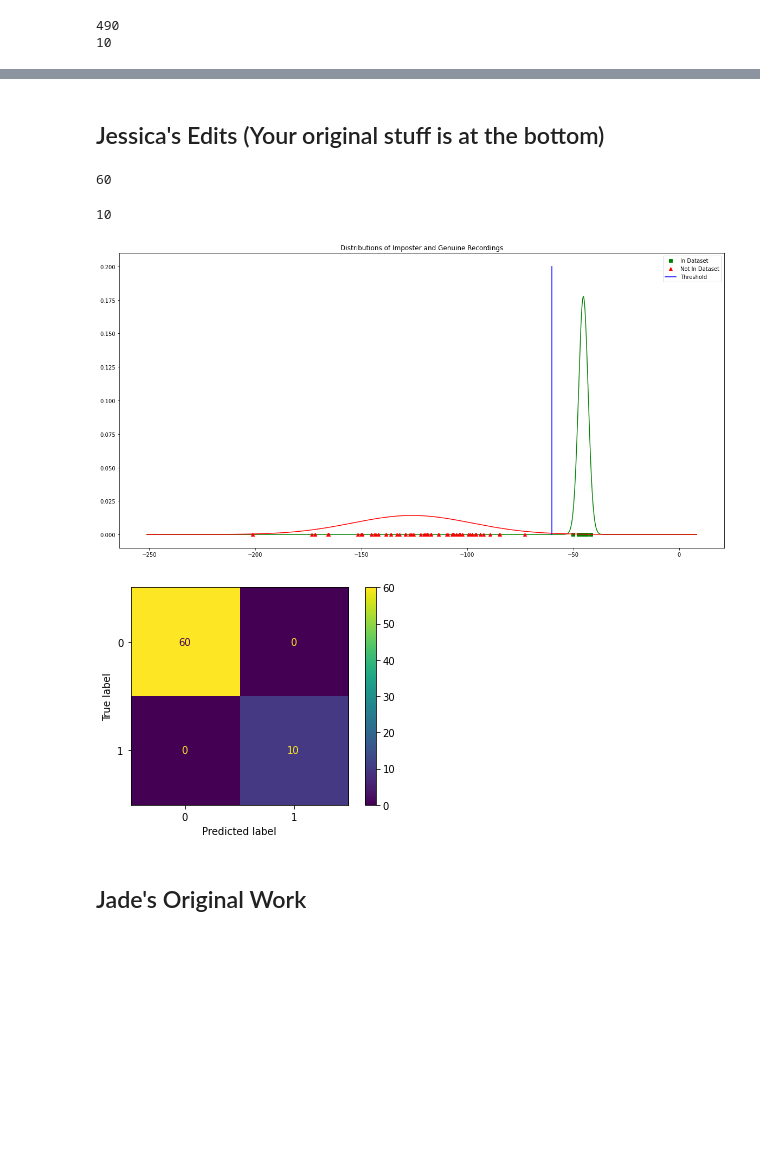
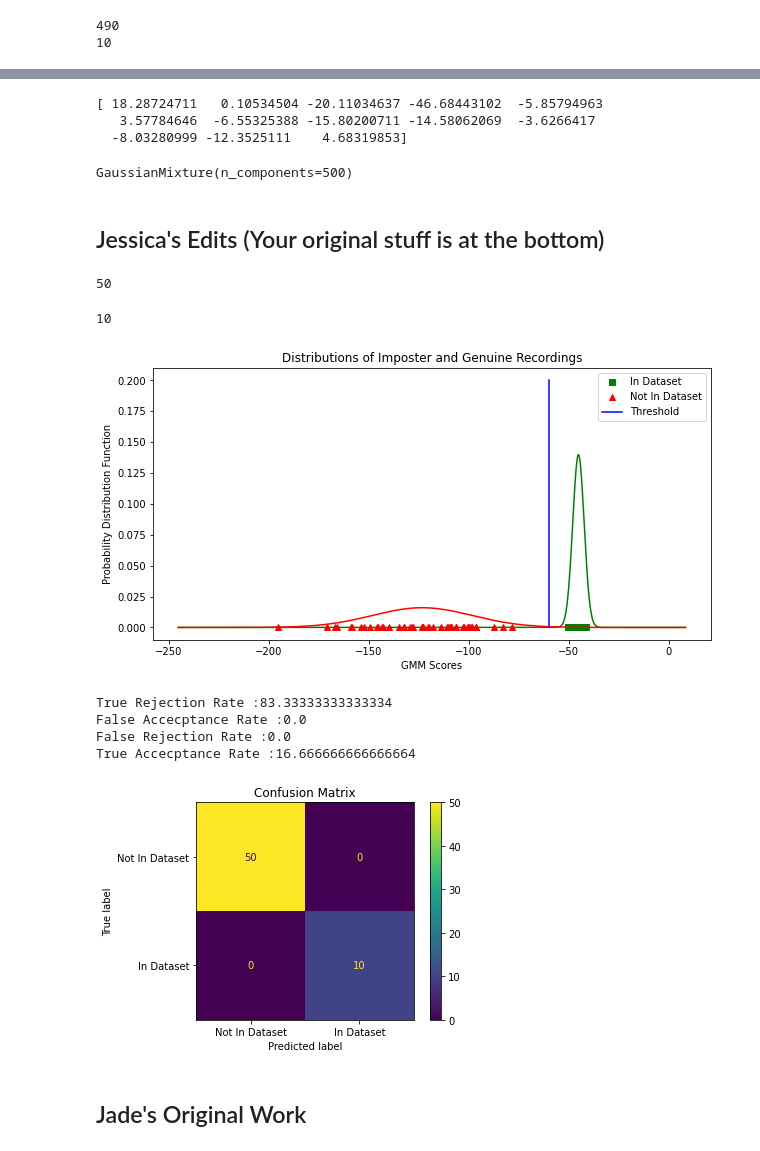
Before and after one commit to TheJade/ENCM509, a Jupyter notebook: FinalProject/code/GMM_kaggle_data.ipynb, the cells around one changed output, grey strips where cells are left out. Saved outputs shown, nothing was run; the diff lists cells and outputs as text; code cells hidden in the pictures; blank space fills up the shorter version.

```diff
--- a/FinalProject/code/GMM_kaggle_data.ipynb
+++ b/FinalProject/code/GMM_kaggle_data.ipynb
@@ -86,3 +83,14 @@ GaussianMixture(n_components=500)
+# %%
+print(mfcc_features[0])
+# %% [output]
+[ 18.28724711   0.10534504 -20.11034637 -46.68443102  -5.85794963
+   3.57784646  -6.55325388 -15.80200711 -14.58062069  -3.6266417
+  -8.03280999 -12.3525111    4.68319853]
+# %%
+# train the GMM on the concatenated MFCC features
+gmm.fit(mfcc_features)
+# %% [output]
+GaussianMixture(n_components=500)
 # %% [markdown]
 ## Jessica's Edits (Your original stuff is at the bottom)
 # %%
@@ -93,6 +101,8 @@ imposter_scores = []
 for person in people:
     if person != people[person_num]:  # If person was not trained on get a random sample of 10 recordings for testing
         person_paths = random.sample([x for x in paths if person in x], test_samples)
+    else:
+        continue
 
     individual_scores = []
     for path in person_paths:
@@ -105,7 +115,7 @@ for person in people:
 
 print(len(imposter_scores))
 # %% [output]
-60
+50
 # %%
 # Calculate scores for genuine recordings
 
@@ -123,31 +133,33 @@ print(len(genuine_scores))
 # %%
 # Plot genuine and imposter distributions to determine a threshold
 
 person_scores = list(genuine_scores)
 person_scores.extend(imposter_scores)
 
 lowest_value = min(person_scores)
 highest_value = max(person_scores)
 
 x = np.arange(lowest_value-50, highest_value+50, 0.01)
 
 genuine = norm.pdf(x, loc=np.mean(genuine_scores), scale=np.std(genuine_scores))
 imposter = norm.pdf(x, loc=np.mean(imposter_scores), scale=np.std(imposter_scores))
 
 threshold = -60
 
-plt.figure(figsize=(20,10))
+plt.figure(figsize=(10,5))
 plt.plot(x, genuine, 'g')
 plt.plot(genuine_scores, np.zeros(len(genuine_scores)), 'gs', lw=2, label='In Dataset')
 plt.plot(x, imposter, 'r')
 plt.plot(imposter_scores, np.zeros(len(imposter_scores)), 'r^', lw=2, label='Not In Dataset')
 plt.plot([threshold]*20, np.linspace(0, 0.2, 20), 'b', label='Threshold')
+plt.xlabel("GMM Scores")
+plt.ylabel("Probability Distribution Function")
 plt.legend();
 plt.title('Distributions of Imposter and Genuine Recordings');
 
 plt.show()
 # %% [output]
-[figure, old version]
+[figure, new version]
 # %%
 # Choose threshold and make confusion matrix
 
@@ -170,12 +182,25 @@ for score in imposter_scores:
     else:
         FA = FA + 1
 
+Total = len(genuine_scores) + len(imposter_scores)
+
+print("True Rejection Rate :" + str((TR/Total)*100))
+print("False Accecptance Rate :" + str((FA/Total)*100))
+print("False Rejection Rate :" + str((FR/Total)*100))
+print("True Accecptance Rate :" + str((TA/Total)*100))
+
 cm = np.array([[TR, FA], [FR, TA]])
-disp = ConfusionMatrixDisplay(confusion_matrix=cm)
+labels = np.array(["Not In Dataset", "In Dataset"])
+disp = ConfusionMatrixDisplay(confusion_matrix=cm, display_labels=labels)
 disp.plot()
+plt.title('Confusion Matrix');
 plt.show()
 # %% [output]
+True Rejection Rate :83.33333333333334
+False Accecptance Rate :0.0
+False Rejection Rate :0.0
+True Accecptance Rate :16.666666666666664
-[figure, old version]
+[figure, new version]
 # %% [markdown]
 ## Jade's Original Work
 # %%
```
Also changed, not shown: parts of 2 cells of this notebook, 1 other file.
